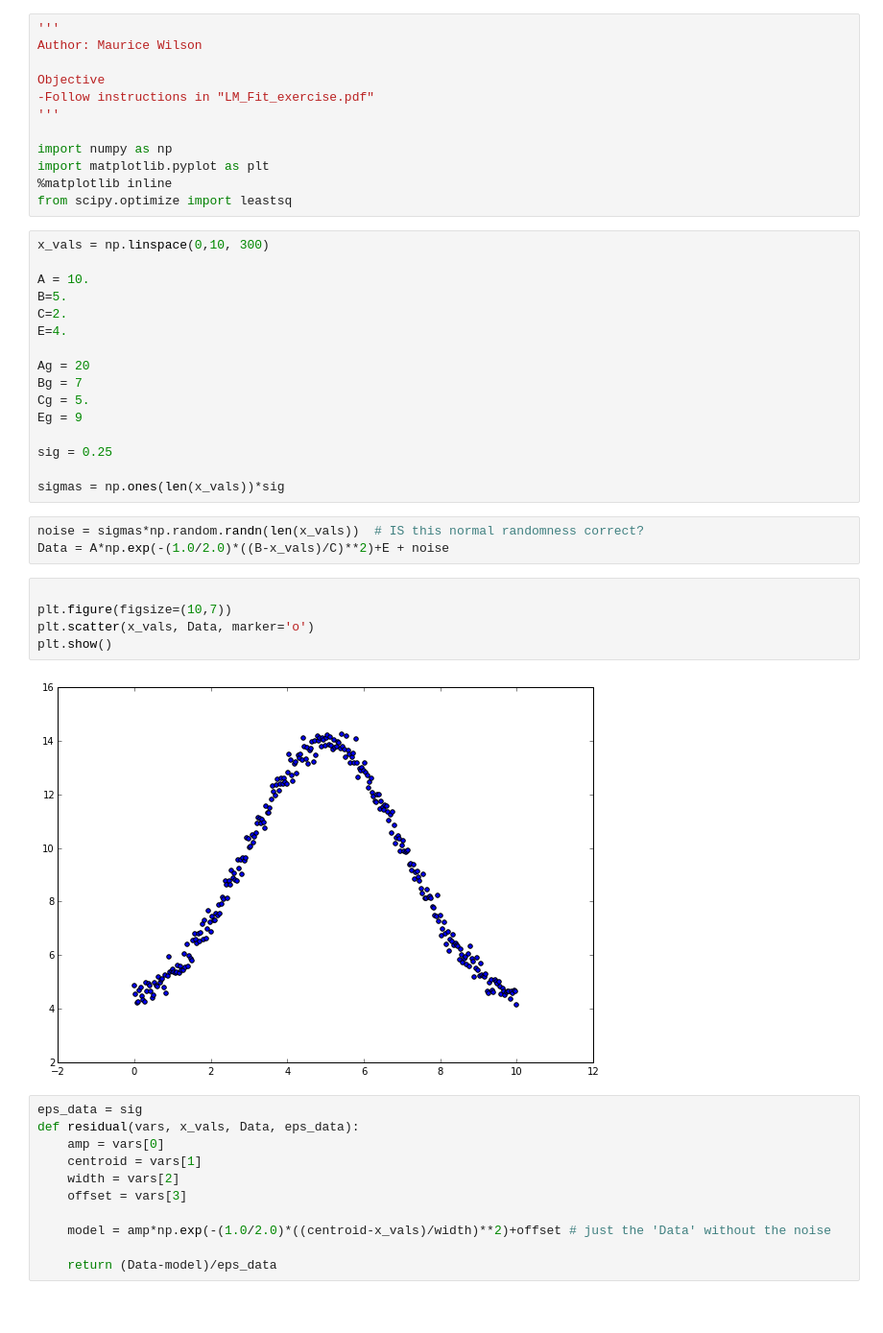
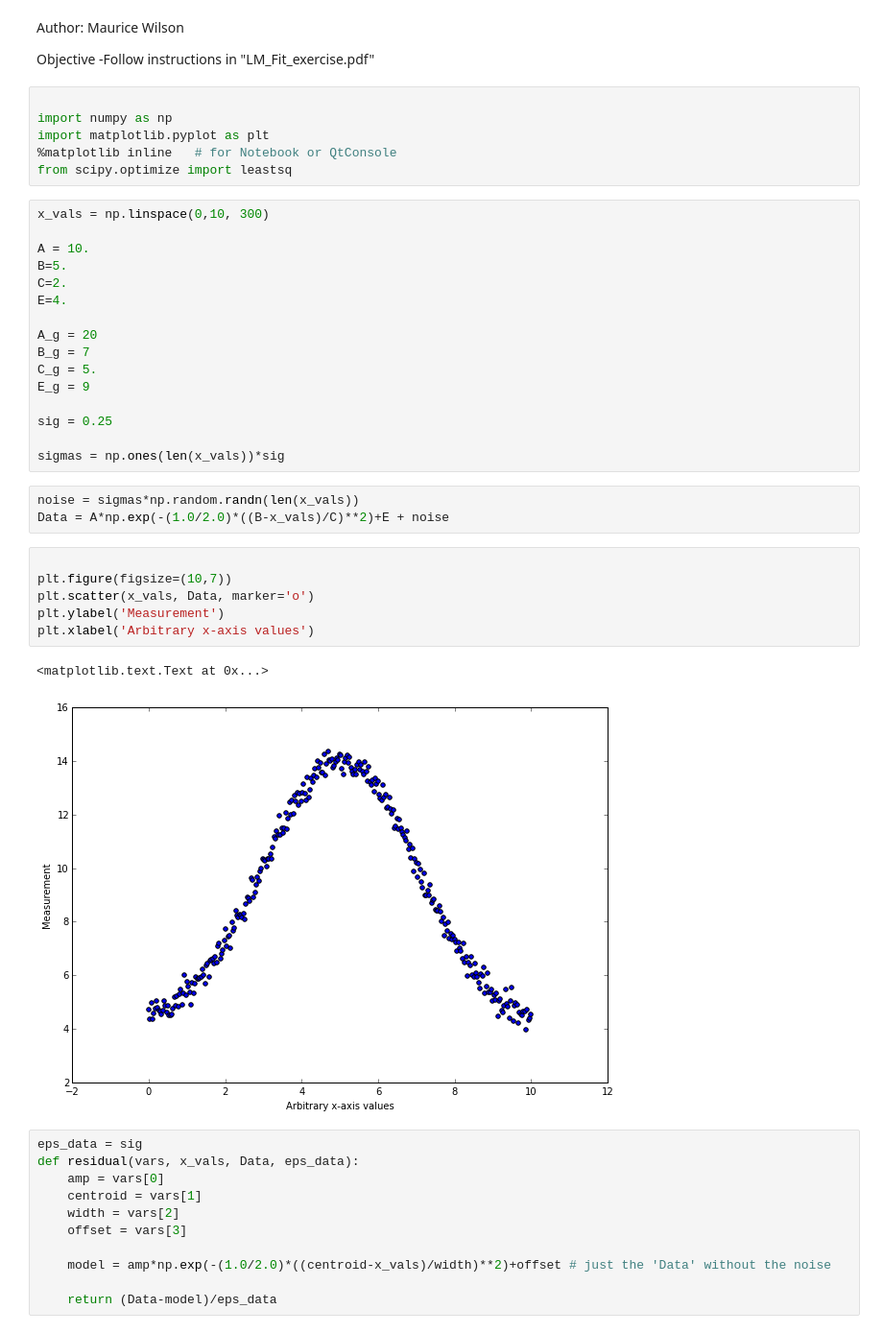
Before and after one commit to MWilson1/Banneker-Institute, a Jupyter notebook: Academics+exercises/Lev_Mar_gauss.ipynb, the cells around one changed output. Shown at 96% size. Cells and saved outputs as stored; diff of their text form.

```diff
--- a/Academics+exercises/Lev_Mar_gauss.ipynb
+++ b/Academics+exercises/Lev_Mar_gauss.ipynb
@@ -1,14 +3,13 @@
+# %% [markdown]
+Author: Maurice Wilson
+
+Objective
+-Follow instructions in "LM_Fit_exercise.pdf"
 # %%
-'''
-Author: Maurice Wilson
-
-Objective
--Follow instructions in "LM_Fit_exercise.pdf"
-'''
 
 import numpy as np
 import matplotlib.pyplot as plt
-%matplotlib inline
+%matplotlib inline   # for Notebook or QtConsole
 from scipy.optimize import leastsq
 # %%
 x_vals = np.linspace(0,10, 300)
@@ -18,24 +19,26 @@ B=5.
 C=2.
 E=4.
 
-Ag = 20
-Bg = 7
-Cg = 5.
-Eg = 9
+A_g = 20
+B_g = 7
+C_g = 5.
+E_g = 9
 
 sig = 0.25
 
 sigmas = np.ones(len(x_vals))*sig
 # %%
-noise = sigmas*np.random.randn(len(x_vals))  # IS this normal randomness correct?
+noise = sigmas*np.random.randn(len(x_vals))
 Data = A*np.exp(-(1.0/2.0)*((B-x_vals)/C)**2)+E + noise
 # %%
 
 plt.figure(figsize=(10,7))
 plt.scatter(x_vals, Data, marker='o')
-plt.show()
+plt.ylabel('Measurement')
+plt.xlabel('Arbitrary x-axis values')
 # %% [output]
+<matplotlib.text.Text at 0x...>
-[figure, old version]
+[figure, new version]
 # %%
 eps_data = sig
 def residual(vars, x_vals, Data, eps_data):
```
Also changed, not shown: parts of 3 cells of this notebook, 1 other file.
